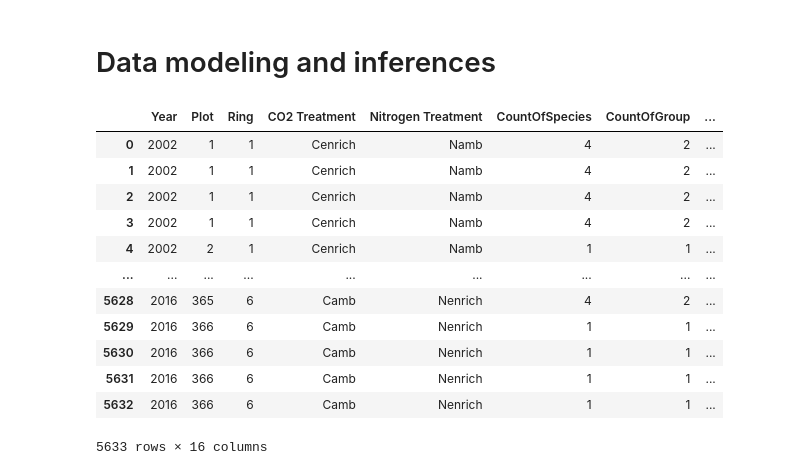
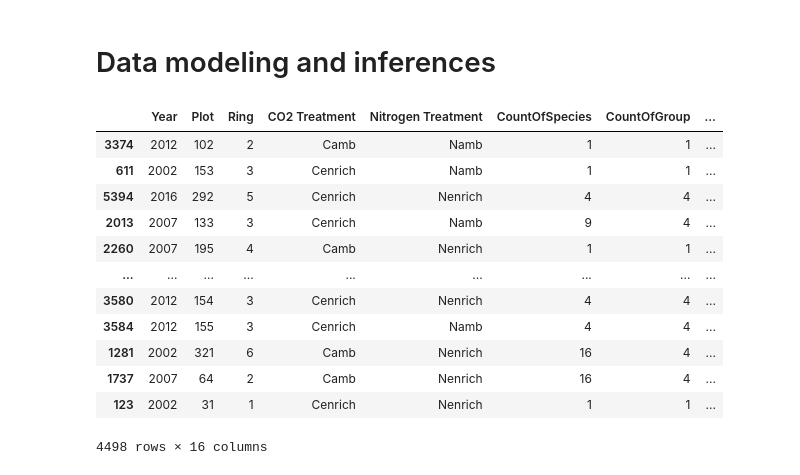
Before and after one commit to Mariuble/ucberkeley_biodiversity, a Jupyter notebook: Notebook.ipynb, the cells around one changed output. Saved outputs shown, nothing was run; the diff lists cells and outputs as text; code cells hidden in the pictures.

```diff
--- a/Notebook.ipynb
+++ b/Notebook.ipynb
@@ -75,18 +117,32 @@ sns.lmplot(x = "Nitrogen(%)", y = "Carbon(%)", data = bicon, hue = "CO2 Treatmen
 # %% [markdown]
 # Data modeling and inferences
 # %%
-bicon
+np.random.seed(1337)
+
+def train_test_split(data):
+    bicon_len = bicon.shape[0]
+    shuffled_indices = np.random.permutation(bicon_len)
+
+    train_indices = np.array(shuffled_indices[:int(bicon_len*0.8)])
+    test_indices = np.array(shuffled_indices[int(bicon_len*0.8):])
+    train = bicon.iloc[train_indices]
+    test = bicon.iloc[test_indices]
+    return train, test
+
+train, test = train_test_split(bicon)
-# %% [output]
-|  | Year | Plot | Ring | CO2 Treatment | Nitrogen Treatment | CountOfSpecies | CountOfGroup | ... |
-| 0 | 2002 | 1 | 1 | Cenrich | Namb | 4 | 2 | ... |
-| 1 | 2002 | 1 | 1 | Cenrich | Namb | 4 | 2 | ... |
-| 2 | 2002 | 1 | 1 | Cenrich | Namb | 4 | 2 | ... |
-| 3 | 2002 | 1 | 1 | Cenrich | Namb | 4 | 2 | ... |
-| 4 | 2002 | 2 | 1 | Cenrich | Namb | 1 | 1 | ... |
-| ... | ... | ... | ... | ... | ... | ... | ... | ... |
-| 5628 | 2016 | 365 | 6 | Camb | Nenrich | 4 | 2 | ... |
-| 5629 | 2016 | 366 | 6 | Camb | Nenrich | 1 | 1 | ... |
-| 5630 | 2016 | 366 | 6 | Camb | Nenrich | 1 | 1 | ... |
-| 5631 | 2016 | 366 | 6 | Camb | Nenrich | 1 | 1 | ... |
-| 5632 | 2016 | 366 | 6 | Camb | Nenrich | 1 | 1 | ... |
-5633 rows × 16 columns
+# %%
+train
+# %% [output]
+|  | Year | Plot | Ring | CO2 Treatment | Nitrogen Treatment | CountOfSpecies | CountOfGroup | ... |
+| 3374 | 2012 | 102 | 2 | Camb | Namb | 1 | 1 | ... |
+| 611 | 2002 | 153 | 3 | Cenrich | Namb | 1 | 1 | ... |
+| 5394 | 2016 | 292 | 5 | Cenrich | Nenrich | 4 | 4 | ... |
+| 2013 | 2007 | 133 | 3 | Cenrich | Namb | 9 | 4 | ... |
+| 2260 | 2007 | 195 | 4 | Camb | Nenrich | 1 | 1 | ... |
+| ... | ... | ... | ... | ... | ... | ... | ... | ... |
+| 3580 | 2012 | 154 | 3 | Cenrich | Nenrich | 4 | 4 | ... |
+| 3584 | 2012 | 155 | 3 | Cenrich | Namb | 4 | 4 | ... |
+| 1281 | 2002 | 321 | 6 | Camb | Nenrich | 16 | 4 | ... |
+| 1737 | 2007 | 64 | 2 | Camb | Nenrich | 16 | 4 | ... |
+| 123 | 2002 | 31 | 1 | Cenrich | Nenrich | 1 | 1 | ... |
+4498 rows × 16 columns
```
Also changed, not shown: parts of 7 cells of this notebook.
